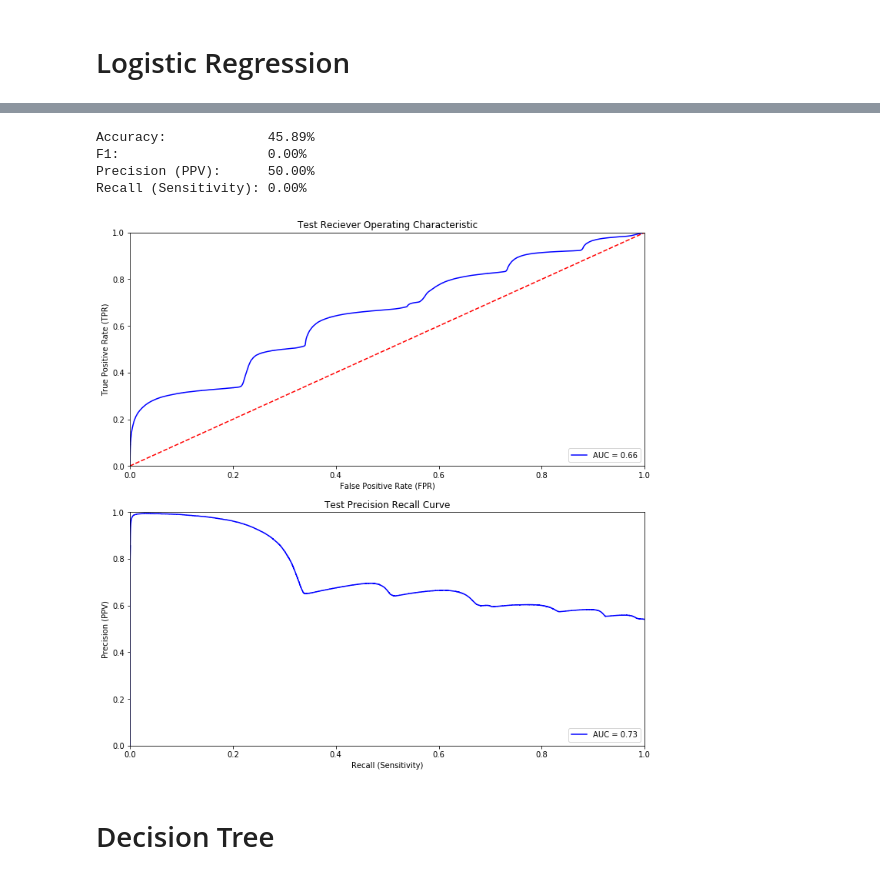
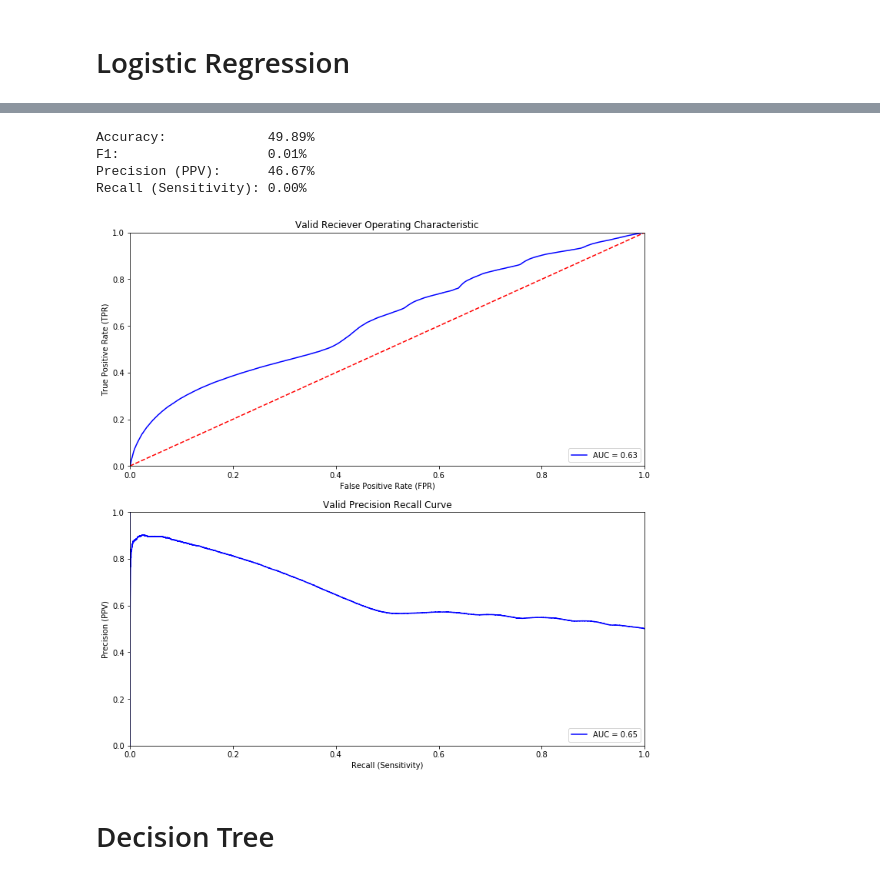
Before and after one commit to fredmell/CS229Project, a Jupyter notebook: python/Initial_Modeling.ipynb, the cells around one changed output, grey strips where cells are left out. Cells and saved outputs as stored; diff of their text form; code cells hidden in the pictures.

Commit message:
Test on validation set now

```diff
--- a/python/Initial_Modeling.ipynb
+++ b/python/Initial_Modeling.ipynb
@@ -126,11 +126,11 @@ Time to train: 110.71
 # %%
-logistic_regression.test()
+logistic_regression.test(prob_set = "Valid")
 # %% [output]
-Accuracy:             45.89%
-F1:                   0.00%
-Precision (PPV):      50.00%
+Accuracy:             49.89%
+F1:                   0.01%
+Precision (PPV):      46.67%
 Recall (Sensitivity): 0.00%
-[figure, old version]
+[figure, new version]
 # %% [markdown]
 # Decision Tree
 # %%
```
Also changed, not shown: parts of 7 cells of this notebook.
